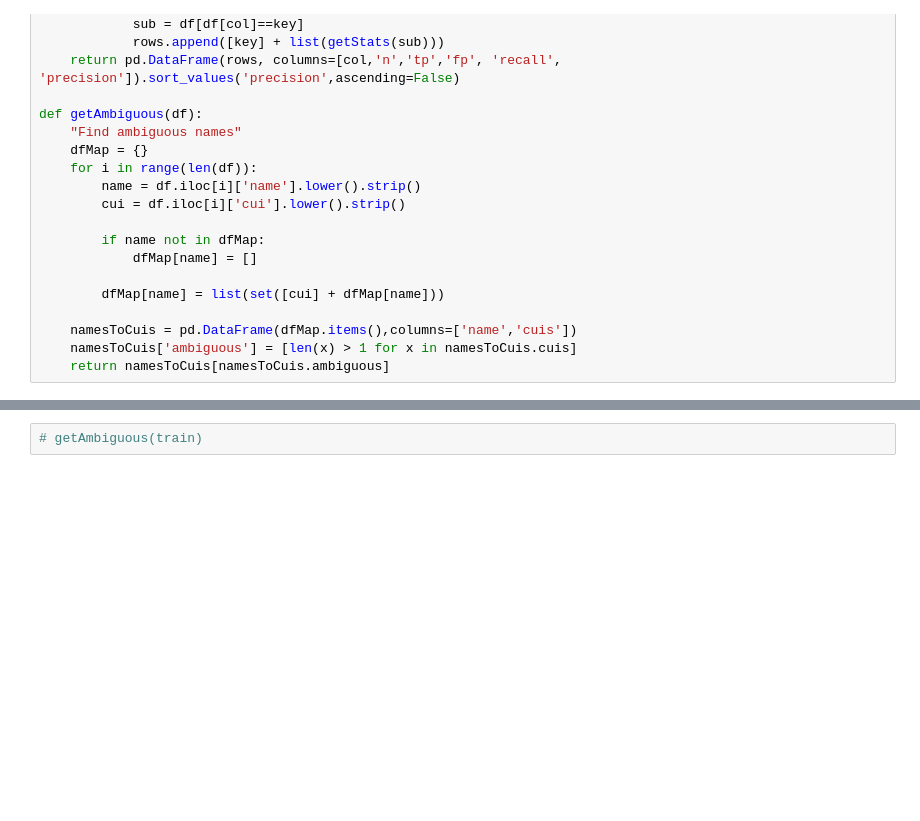
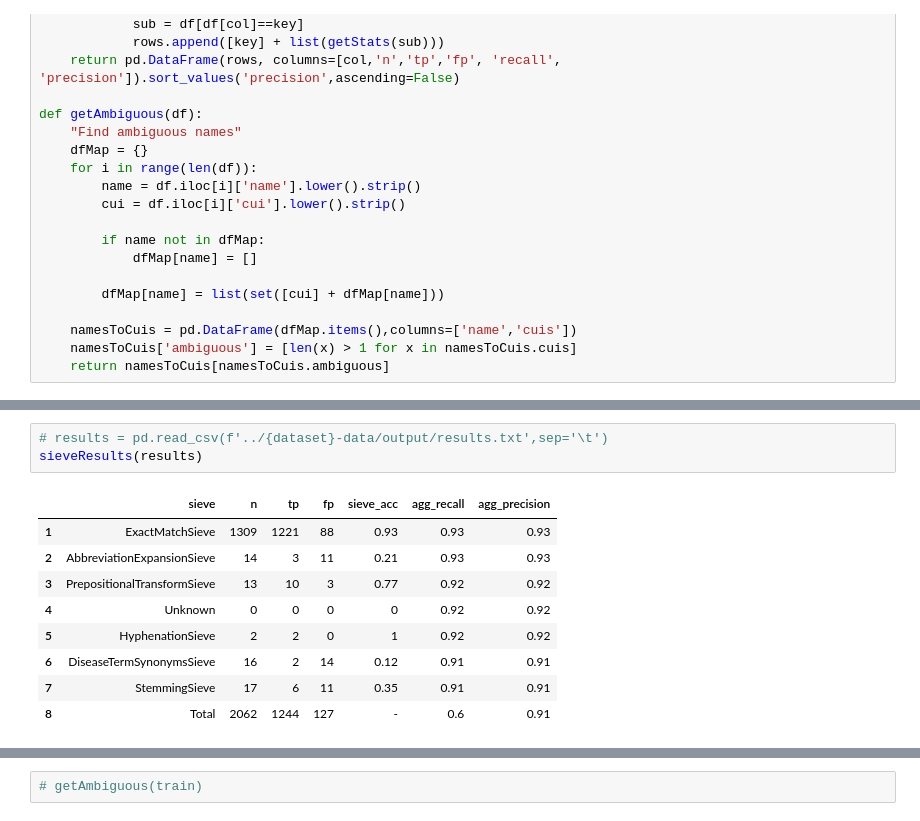
Before and after one commit to etfrenchvcu/disorder-normalizer, a Jupyter notebook: scripts/evaluate.ipynb, the cells around one changed output, grey strips where cells are left out. Cells and saved outputs as stored; diff of their text form; blank space fills up the shorter version.

```diff
--- a/scripts/evaluate.ipynb
+++ b/scripts/evaluate.ipynb
@@ -187,3 +212,16 @@ errors.style.set_properties(subset=['goldNames'], **{'width': '1000px'})
+# %%
+# results = pd.read_csv(f'../{dataset}-data/output/results.txt',sep='\t')
+sieveResults(results)
+# %% [output]
+|  | sieve | n | tp | fp | sieve_acc | agg_recall | agg_precision |
+| 1 | ExactMatchSieve | 1309 | 1221 | 88 | 0.93 | 0.93 | 0.93 |
+| 2 | AbbreviationExpansionSieve | 14 | 3 | 11 | 0.21 | 0.93 | 0.93 |
+| 3 | PrepositionalTransformSieve | 13 | 10 | 3 | 0.77 | 0.92 | 0.92 |
+| 4 | Unknown | 0 | 0 | 0 | 0 | 0.92 | 0.92 |
+| 5 | HyphenationSieve | 2 | 2 | 0 | 1 | 0.92 | 0.92 |
+| 6 | DiseaseTermSynonymsSieve | 16 | 2 | 14 | 0.12 | 0.91 | 0.91 |
+| 7 | StemmingSieve | 17 | 6 | 11 | 0.35 | 0.91 | 0.91 |
+| 8 | Total | 2062 | 1244 | 127 | - | 0.6 | 0.91 |
 # %%
 results = pd.read_csv(f'../{dataset}-data/output/results.txt',sep='\t')
 sieveResults(results)
```
Also changed, not shown: parts of 8 cells of this notebook, 4 other files.
